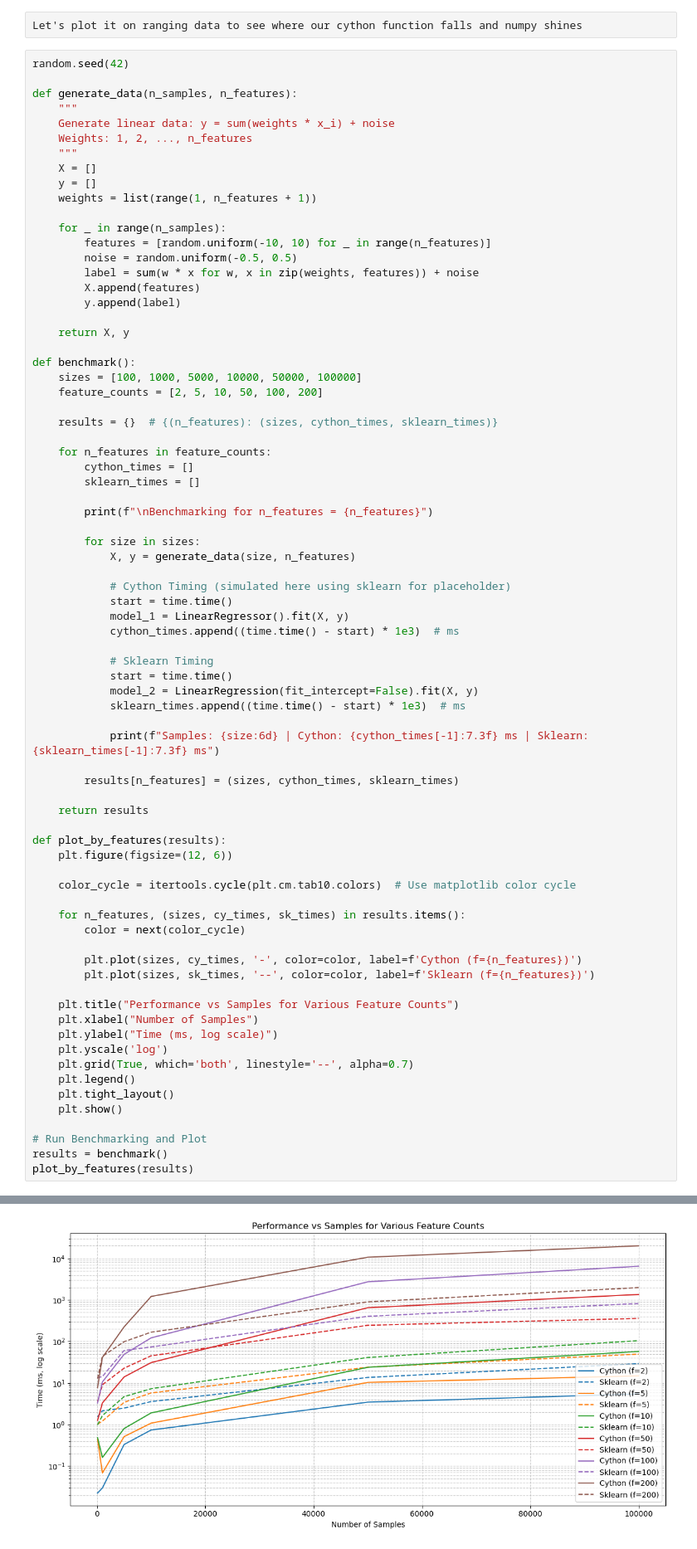
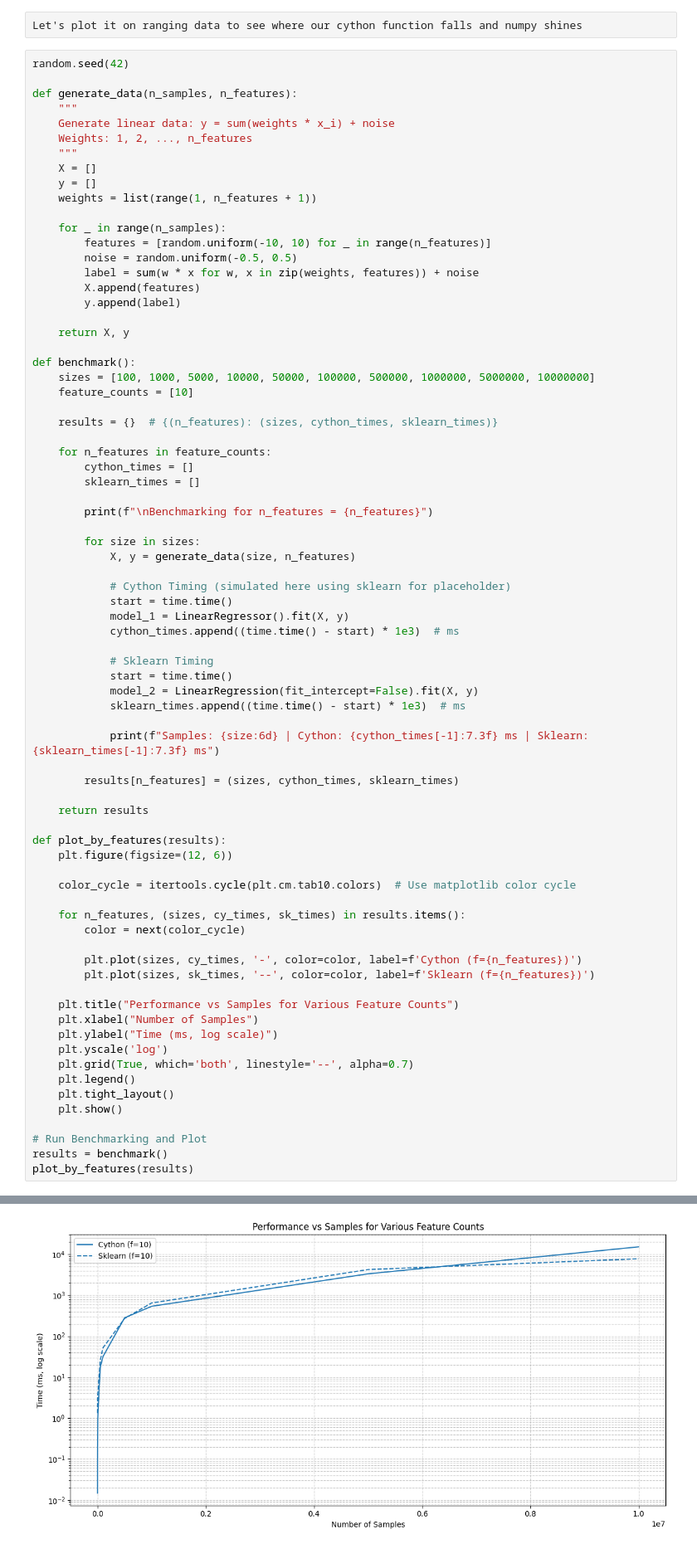
Before and after one commit to Kaynup/Linear-Regression-in-cython, a Jupyter notebook: WorkLab-v1.ipynb, the cells around one changed output, grey strips where cells are left out. Shown: that part at 83% size. Cells and saved outputs as stored; diff of their text form.

```diff
--- a/WorkLab-v1.ipynb
+++ b/WorkLab-v1.ipynb
@@ -53,8 +53,8 @@ def generate_data(n_samples, n_features):
     return X, y
 
 def benchmark():
-    sizes = [100, 1000, 5000, 10000, 50000, 100000]
-    feature_counts = [2, 5, 10, 50, 100, 200]
+    sizes = [100, 1000, 5000, 10000, 50000, 100000, 500000, 1000000, 5000000, 10000000]
+    feature_counts = [10]
 
     results = {}  # {(n_features): (sizes, cython_times, sklearn_times)}
 
@@ -127 +121 @@ Samples: 100000 | Cython: 20077.988 ms | Sklearn: 1980.045 ms
-[figure, old version]
+[figure, new version]
```
Also changed, not shown: parts of 1 cell of this notebook, 3 other files.
